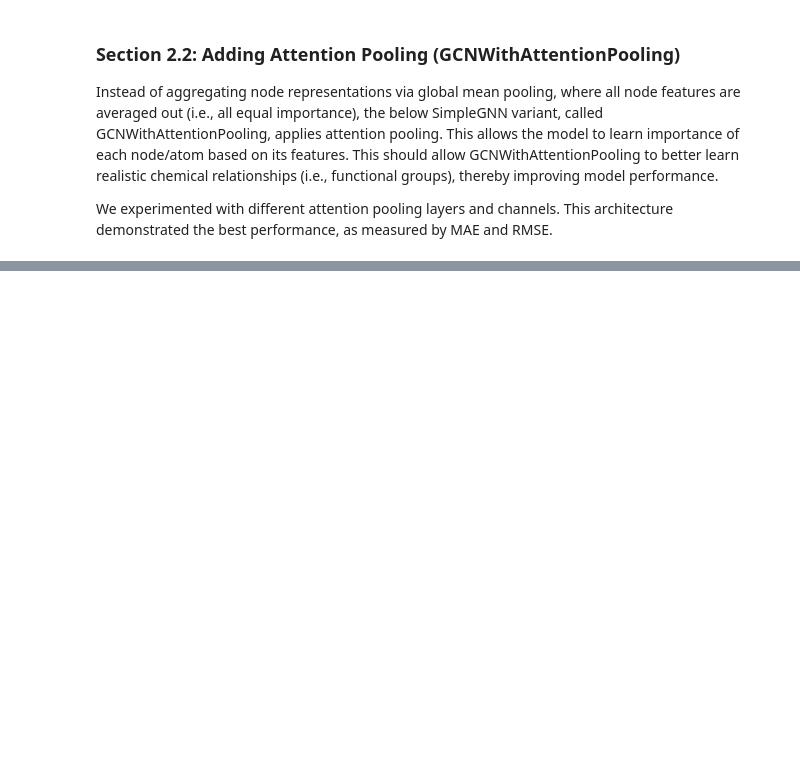
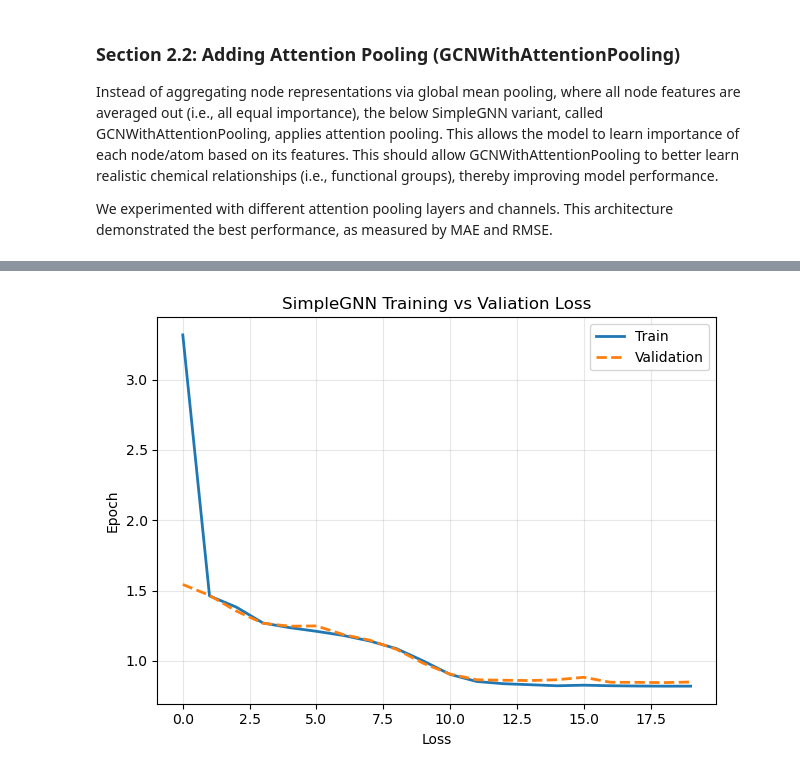
Before and after one commit to yasheshak/Chem-277B-Final-Project, a Jupyter notebook: simpleGNN/simpleGNN.ipynb, the cells around one changed output, grey strips where cells are left out. Cells and saved outputs as stored; diff of their text form; code cells hidden in the pictures; blank space fills up the shorter version.

Commit message:
finalized simpleGNN

```diff
--- a/simpleGNN/simpleGNN.ipynb
+++ b/simpleGNN/simpleGNN.ipynb
@@ -174,6 +174,21 @@ def plot_train_val(history, model_name):
 
     plt.tight_layout()
     plt.show()
+# %%
+def plot_loss(train_loss, val_loss):
+    """Plot training vs validation loss from a history dict."""
+
+    plt.plot(train_loss, label='Train', linewidth=2)
+    plt.plot(val_loss, label='Validation',
+             linewidth=2, linestyle='--')
+    plt.xlabel('Loss')
+    plt.ylabel('Epoch')
+    plt.title(f'SimpleGNN Training vs Valiation Loss')
+    plt.grid(alpha=0.3)
+    plt.legend()
+
+    plt.tight_layout()
+    plt.show()
 # %% [markdown]
 ## Section 1: Loading the Dataset
 # %%
@@ -394,0 +410,7 @@ Test Loss: 0.7871 | Test MAE: 1.1783 | Test RMSE: 1.6660
+# %%
+train_loss = history['train_loss']
+val_loss = history['val_loss']
+
+plot_loss(train_loss, val_loss)
+# %% [output]
+[figure, added]
```
Also changed, not shown: parts of 4 cells of this notebook.
